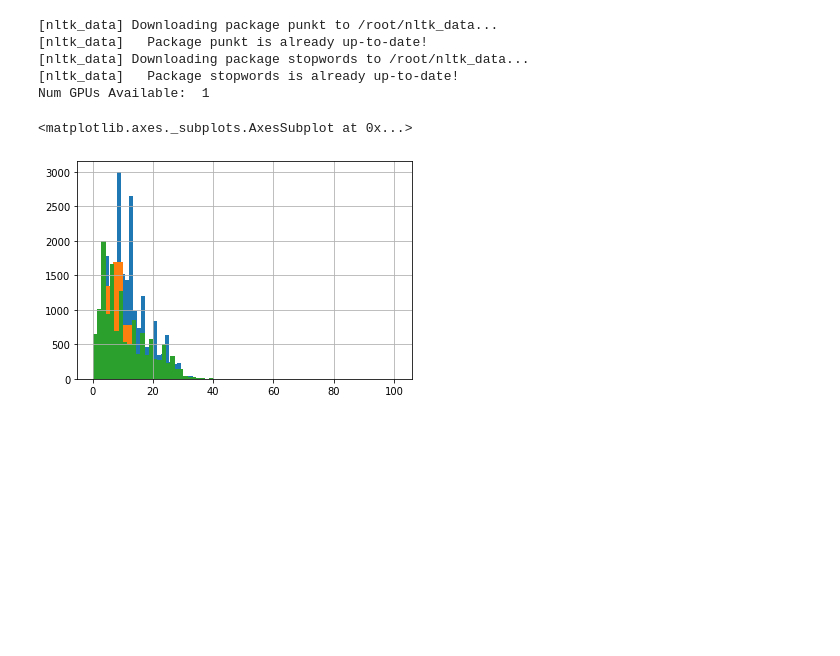
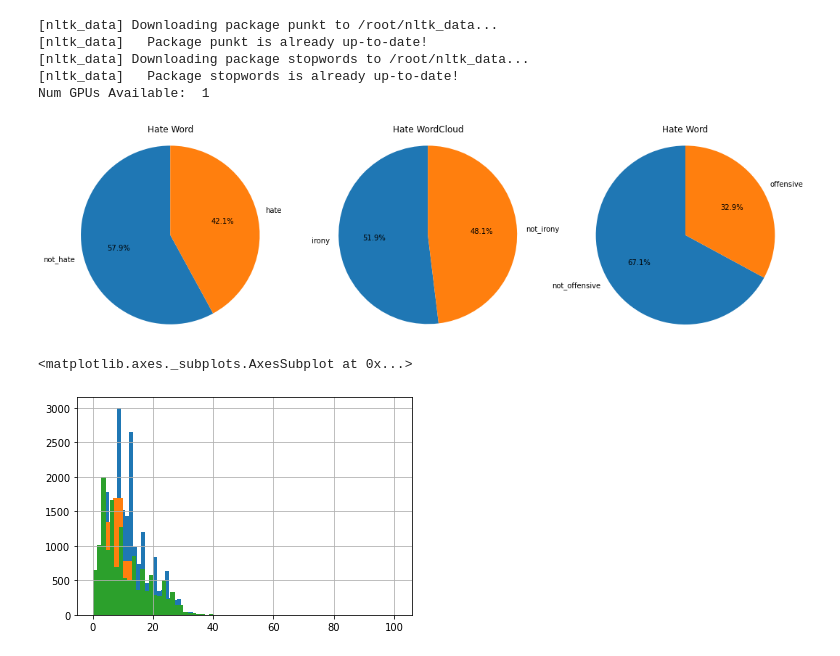
Before and after one commit to gibsonx/CE888, a Jupyter notebook: Assignment/sentiment_analysis_twitter.ipynb, the cells around one changed output. Cells and saved outputs as stored; diff of their text form; code cells hidden in the pictures; blank space fills up the shorter version.

```diff
--- a/Assignment/sentiment_analysis_twitter.ipynb
+++ b/Assignment/sentiment_analysis_twitter.ipynb
@@ -157,6 +175,44 @@ offensive_frames = [pd.DataFrame(offensive_dict_train), pd.DataFrame(offensive_d
 df_offensive = pd.concat(offensive_frames)
 not_offensive  = df_offensive[df_offensive['label'] == 0]
 offensive  = df_offensive[df_offensive['label'] == 1]
+# %%
+fig, axs = plt.subplots(1,3)
+fig.set_figheight(5)
+fig.set_figwidth(18)
+
+nh_p = len(not_hate) / len(df_hate)
+h_p = len(hate) / len(df_hate)
+#Hate
+h_sizes = [nh_p,h_p]
+h_labels = 'not_hate', 'hate'
+axs[0].axis('off')
+axs[0].set_title("Hate Word")
+axs[0].pie(h_sizes, labels=h_labels, autopct='%1.1f%%',startangle=90)
+axs[0].axis('equal')
+
+#Irony
+ni_p = len(not_irony) / len(df_irony)
+i_p = len(irony) / len(df_irony)
+i_sizes = [ni_p,i_p]
+i_labels = 'irony', 'not_irony'
+axs[1].axis('off')
+axs[1].set_title("Hate WordCloud")
+axs[1].pie(i_sizes, labels=i_labels, autopct='%1.1f%%',startangle=90)
+axs[1].axis('equal')
+
+no_p = len(not_offensive) / len(df_offensive)
+o_p = len(offensive) / len(df_offensive)
+#Offensive
+h_sizes = [no_p,o_p]
+h_labels = 'not_offensive', 'offensive'
+axs[2].axis('off')
+axs[2].set_title("Hate Word")
+axs[2].pie(h_sizes, labels=h_labels, autopct='%1.1f%%',startangle=90)
+axs[2].axis('equal')
+
+plt.show()
+# %% [output]
+[figure, added]
 # %%
 #The length of sentences after tokenization
 seq_len = [len(i.split()) for i in df_hate['text']]
```
Also changed, not shown: parts of 12 cells of this notebook.
